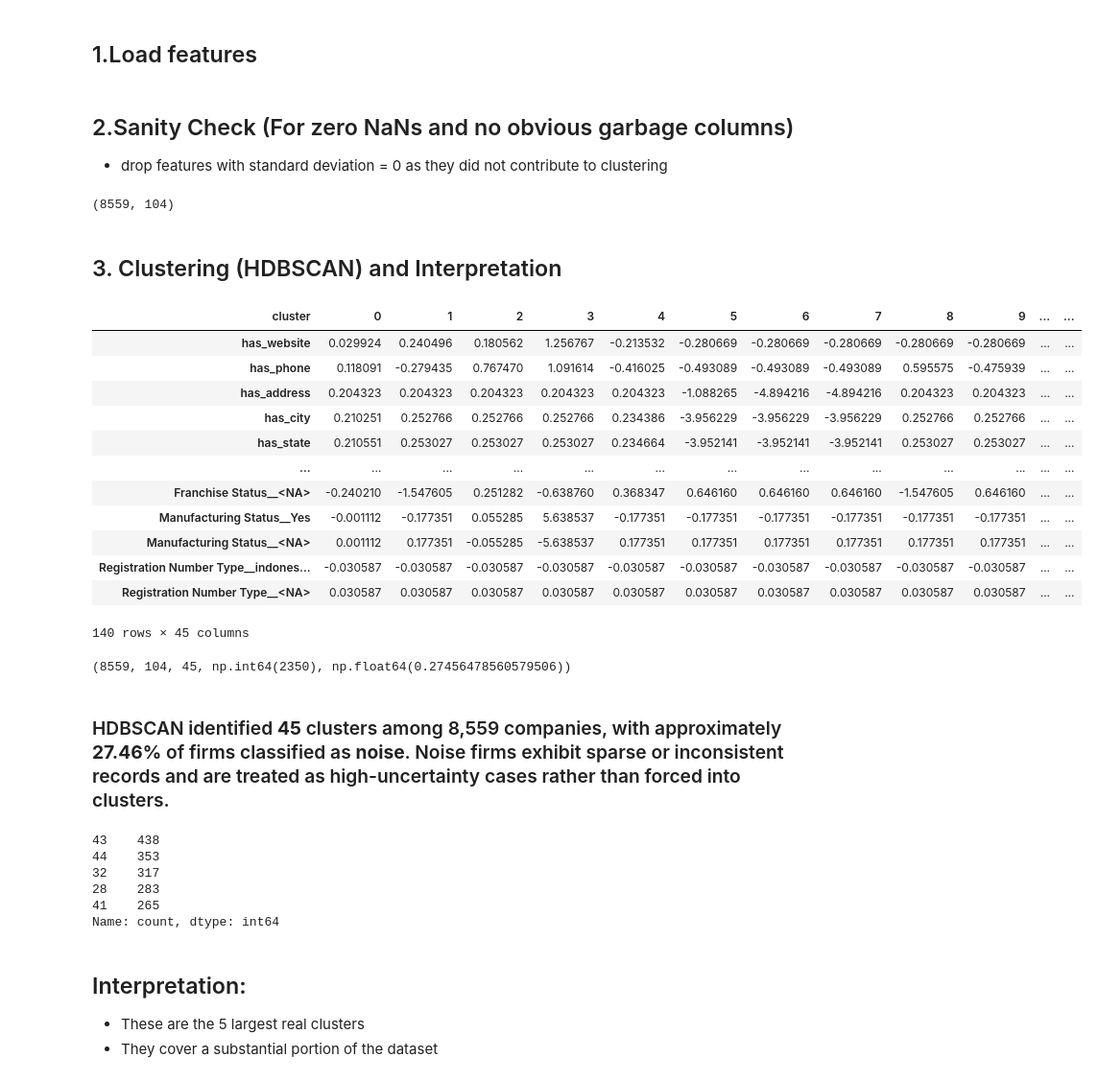
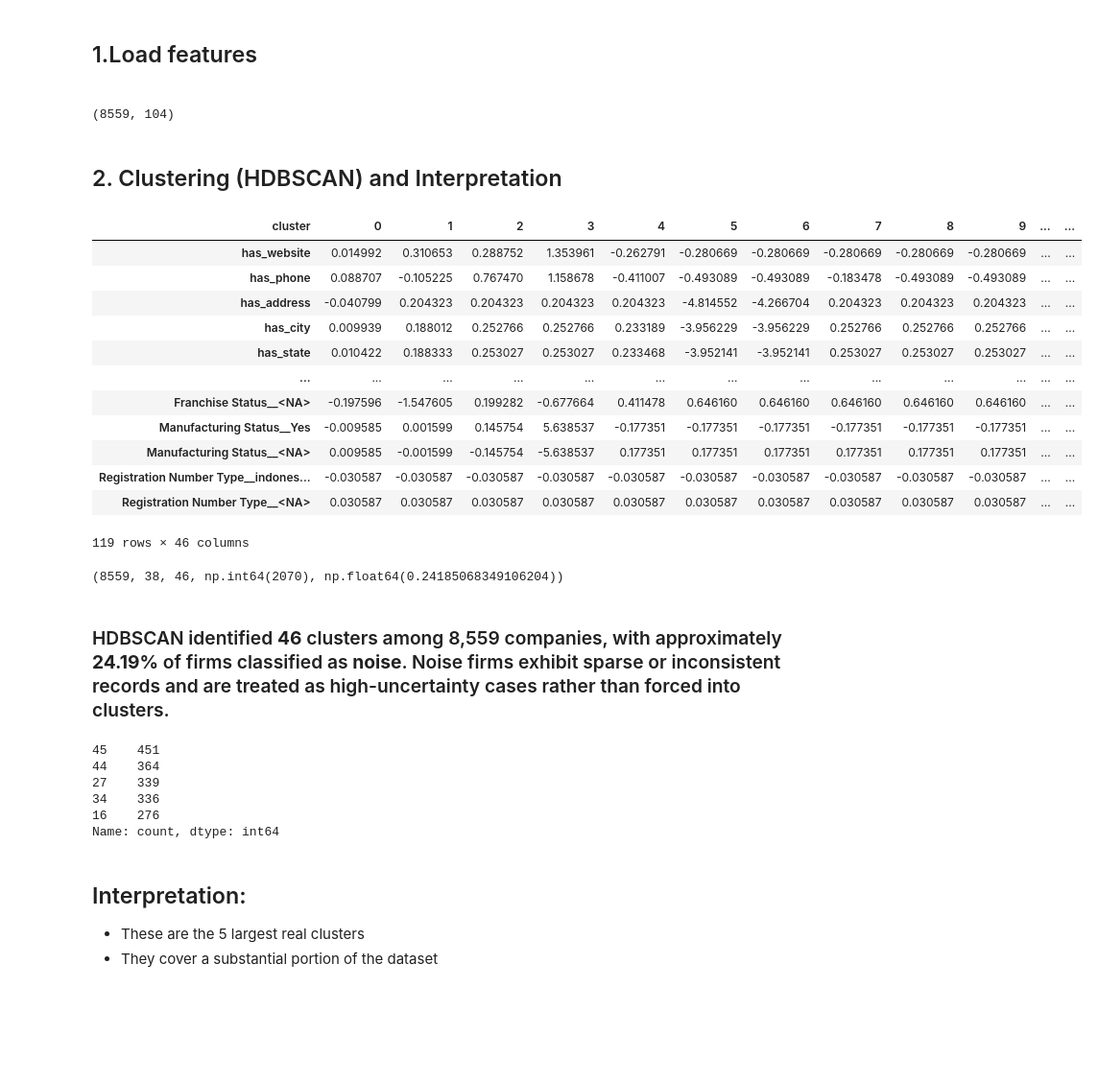
Before and after one commit to Gianice/sdsdatathon, a Jupyter notebook: notebooks/clustering.ipynb, the cells around one changed output. Shown at 96% size. Cells and saved outputs as stored; diff of their text form; code cells hidden in the pictures; blank space fills up the shorter version.

Commit message:
Clustering with HDBSCAN

```diff
--- a/notebooks/clustering.ipynb
+++ b/notebooks/clustering.ipynb
@@ -57,10 +57,15 @@ import hdbscan
 # %% [markdown]
 ## 1.Load features
 # %%
-df = pd.read_csv("../data/processed/features_for_clustering_scaled.csv")
-X = df
+df_pca = pd.read_csv("../data/processed/pca_data.csv")
+X = df_pca.select_dtypes(include="number").to_numpy()
+
+df_feature = pd.read_csv("../data/processed/features_for_clustering_scaled_dropped.csv")
+Y = df_feature
+
+assert len(df_pca) == len(df_feature), "Row count mismatch: PCA rows and feature rows not aligned"
 # %% [markdown]
-## 2.Sanity Check (For zero NaNs and no obvious garbage columns)
+<!-- ## 2.Sanity Check (For zero NaNs and no obvious garbage columns)
 
-- drop features with standard deviation = 0 as they did not contribute to clustering
+- drop features with standard deviation = 0 as they did not contribute to clustering -->
 # %%
@@ -77,59 +82,59 @@ X_final.shape
 # %% [output]
 (8559, 104)
 # %% [markdown]
-## 3. Clustering (HDBSCAN) and Interpretation
+## 2. Clustering (HDBSCAN) and Interpretation
 # %%
 ## Run HDBSCAN ##
 
 clusterer = hdbscan.HDBSCAN(
     min_cluster_size=50,
     min_samples=25
 )
 
-labels = clusterer.fit_predict(X_final)
+labels = clusterer.fit_predict(X)
 
 pd.Series(labels).value_counts()
 
-df_clusters = df.copy()
+df_clusters = Y.copy()
 df_clusters["cluster"] = labels
 cluster_profiles = df_clusters.groupby("cluster").mean()
 
 ###############
 # Separate Real Clusters VS Noise
 cluster_profiles_no_noise = cluster_profiles.loc[cluster_profiles.index != -1]
 cluster_profiles_no_noise.T
 # %% [output]
 | cluster | 0 | 1 | 2 | 3 | 4 | 5 | 6 | 7 | 8 | 9 | ... | ... |
-| has_website | 0.029924 | 0.240496 | 0.180562 | 1.256767 | -0.213532 | -0.280669 | -0.280669 | -0.280669 | -0.280669 | -0.280669 | ... | ... |
-| has_phone | 0.118091 | -0.279435 | 0.767470 | 1.091614 | -0.416025 | -0.493089 | -0.493089 | -0.493089 | 0.595575 | -0.475939 | ... | ... |
-| has_address | 0.204323 | 0.204323 | 0.204323 | 0.204323 | 0.204323 | -1.088265 | -4.894216 | -4.894216 | 0.204323 | 0.204323 | ... | ... |
-| has_city | 0.210251 | 0.252766 | 0.252766 | 0.252766 | 0.234386 | -3.956229 | -3.956229 | -3.956229 | 0.252766 | 0.252766 | ... | ... |
-| has_state | 0.210551 | 0.253027 | 0.253027 | 0.253027 | 0.234664 | -3.952141 | -3.952141 | -3.952141 | 0.253027 | 0.253027 | ... | ... |
+| has_website | 0.014992 | 0.310653 | 0.288752 | 1.353961 | -0.262791 | -0.280669 | -0.280669 | -0.280669 | -0.280669 | -0.280669 | ... | ... |
+| has_phone | 0.088707 | -0.105225 | 0.767470 | 1.158678 | -0.411007 | -0.493089 | -0.493089 | -0.183478 | -0.493089 | -0.493089 | ... | ... |
+| has_address | -0.040799 | 0.204323 | 0.204323 | 0.204323 | 0.204323 | -4.814552 | -4.266704 | 0.204323 | 0.204323 | 0.204323 | ... | ... |
+| has_city | 0.009939 | 0.188012 | 0.252766 | 0.252766 | 0.233189 | -3.956229 | -3.956229 | 0.252766 | 0.252766 | 0.252766 | ... | ... |
+| has_state | 0.010422 | 0.188333 | 0.253027 | 0.253027 | 0.233468 | -3.952141 | -3.952141 | 0.253027 | 0.253027 | 0.253027 | ... | ... |
 | ... | ... | ... | ... | ... | ... | ... | ... | ... | ... | ... | ... | ... |
-| Franchise Status__<NA> | -0.240210 | -1.547605 | 0.251282 | -0.638760 | 0.368347 | 0.646160 | 0.646160 | 0.646160 | -1.547605 | 0.646160 | ... | ... |
-| Manufacturing Status__Yes | -0.001112 | -0.177351 | 0.055285 | 5.638537 | -0.177351 | -0.177351 | -0.177351 | -0.177351 | -0.177351 | -0.177351 | ... | ... |
-| Manufacturing Status__<NA> | 0.001112 | 0.177351 | -0.055285 | -5.638537 | 0.177351 | 0.177351 | 0.177351 | 0.177351 | 0.177351 | 0.177351 | ... | ... |
+| Franchise Status__<NA> | -0.197596 | -1.547605 | 0.199282 | -0.677664 | 0.411478 | 0.646160 | 0.646160 | 0.646160 | 0.646160 | 0.646160 | ... | ... |
+| Manufacturing Status__Yes | -0.009585 | 0.001599 | 0.145754 | 5.638537 | -0.177351 | -0.177351 | -0.177351 | -0.177351 | -0.177351 | -0.177351 | ... | ... |
+| Manufacturing Status__<NA> | 0.009585 | -0.001599 | -0.145754 | -5.638537 | 0.177351 | 0.177351 | 0.177351 | 0.177351 | 0.177351 | 0.177351 | ... | ... |
 | Registration Number Type__indones... | -0.030587 | -0.030587 | -0.030587 | -0.030587 | -0.030587 | -0.030587 | -0.030587 | -0.030587 | -0.030587 | -0.030587 | ... | ... |
 | Registration Number Type__<NA> | 0.030587 | 0.030587 | 0.030587 | 0.030587 | 0.030587 | 0.030587 | 0.030587 | 0.030587 | 0.030587 | 0.030587 | ... | ... |
-140 rows × 45 columns
+119 rows × 46 columns
 # %%
-n_companies, n_features = X_final.shape
+n_companies, n_features = X.shape
 n_noise = (labels == -1).sum()
 n_clusters = len(set(labels)) - (1 if -1 in labels else 0)
 
 n_companies, n_features, n_clusters, n_noise, n_noise / n_companies
 # %% [output]
-(8559, 104, 45, np.int64(2350), np.float64(0.27456478560579506))
+(8559, 38, 46, np.int64(2070), np.float64(0.24185068349106204))
 # %% [markdown]
-### HDBSCAN identified **45** clusters among 8,559 companies, with approximately **27.46%** of firms classified as **noise**. Noise firms exhibit sparse or inconsistent records and are treated as high-uncertainty cases rather than forced into clusters.
+### HDBSCAN identified **46** clusters among 8,559 companies, with approximately **24.19%** of firms classified as **noise**. Noise firms exhibit sparse or inconsistent records and are treated as high-uncertainty cases rather than forced into clusters.
 # %%
 pd.Series(labels).value_counts().drop(-1).head(5)
 # %% [output]
-43    438
-44    353
-32    317
-28    283
-41    265
+45    451
+44    364
+27    339
+34    336
+16    276
 Name: count, dtype: int64
 # %% [markdown]
 ## Interpretation:
```
Also changed, not shown: parts of 18 cells of this notebook, 6 other files.
